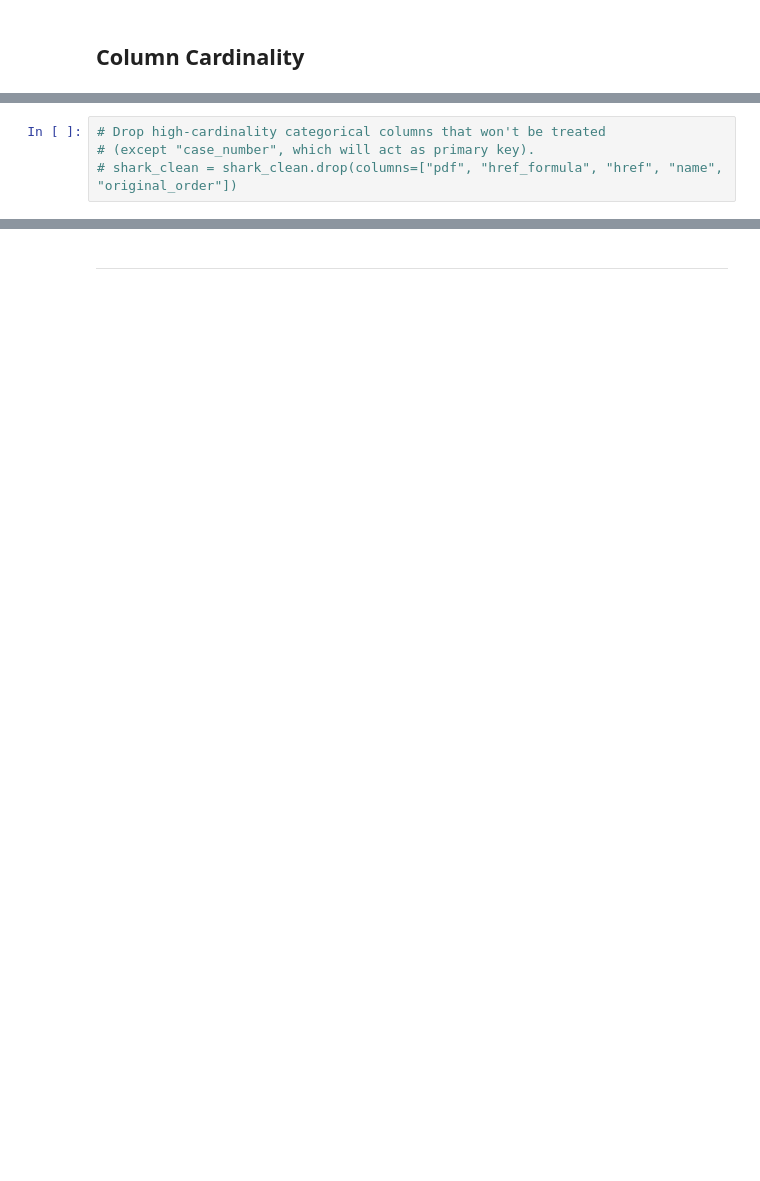
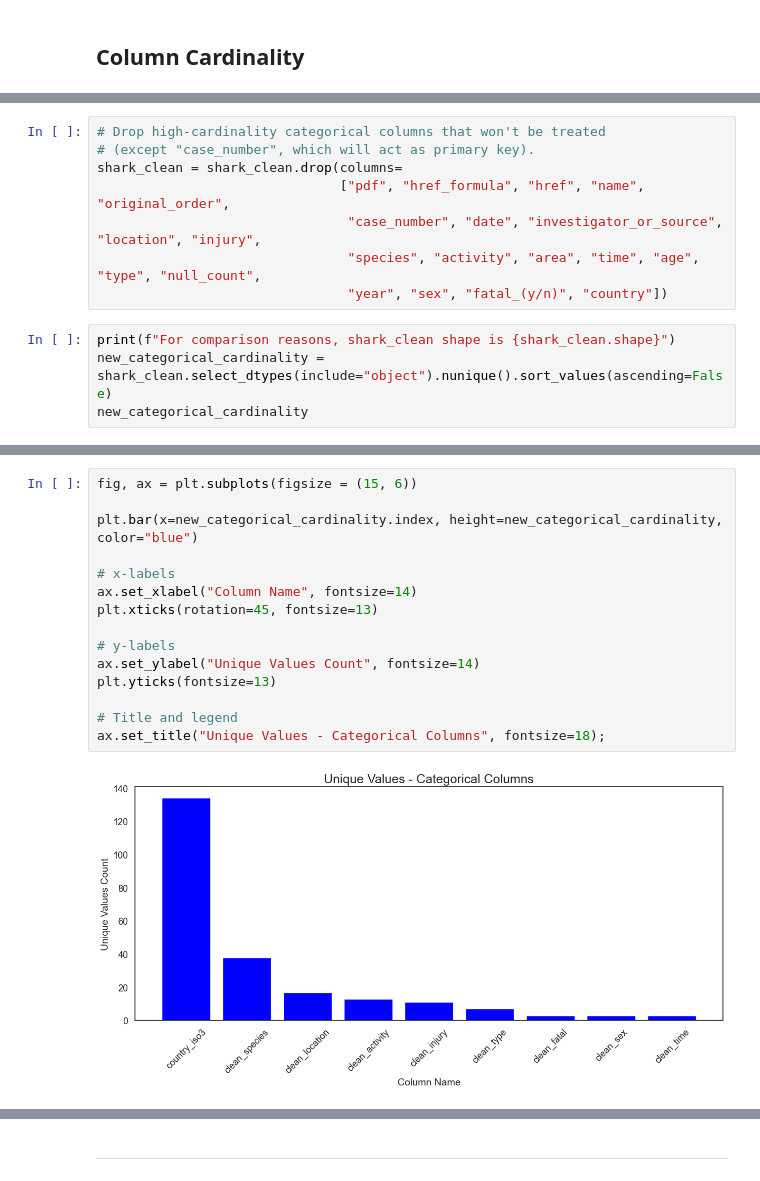
Before and after one commit to LupiVolpi/Shark_Attack, a Jupyter notebook: data_cleaning_shark_attack.ipynb, the cells around one changed output, grey strips where cells are left out. Cells and saved outputs as stored; diff of their text form; blank space fills up the shorter version.

```diff
--- a/data_cleaning_shark_attack.ipynb
+++ b/data_cleaning_shark_attack.ipynb
@@ -750,4 +953,12 @@ ax.set_title("Unique Values - Categorical Columns", fontsize=18);
 # %%
 # Drop high-cardinality categorical columns that won't be treated
 # (except "case_number", which will act as primary key).
-# shark_clean = shark_clean.drop(columns=["pdf", "href_formula", "href", "name", "original_order"])
+shark_clean = shark_clean.drop(columns=
+                               ["pdf", "href_formula", "href", "name", "original_order",
+                                "case_number", "date", "investigator_or_source", "location", "injury",
+                                "species", "activity", "area", "time", "age", "type", "null_count",
+                                "year", "sex", "fatal_(y/n)", "country"])
+# %%
+print(f"For comparison reasons, shark_clean shape is {shark_clean.shape}")
+new_categorical_cardinality = shark_clean.select_dtypes(include="object").nunique().sort_values(ascending=False)
+new_categorical_cardinality
@@ -753,0 +977,17 @@ ax.set_title("Unique Values - Categorical Columns", fontsize=18);
+# %%
+fig, ax = plt.subplots(figsize = (15, 6))
+
+plt.bar(x=new_categorical_cardinality.index, height=new_categorical_cardinality, color="blue")
+
+# x-labels
+ax.set_xlabel("Column Name", fontsize=14)
+plt.xticks(rotation=45, fontsize=13)
+
+# y-labels
+ax.set_ylabel("Unique Values Count", fontsize=14)
+plt.yticks(fontsize=13)
+
+# Title and legend
+ax.set_title("Unique Values - Categorical Columns", fontsize=18);
+# %% [output]
+[figure, added]
```
Also changed, not shown: parts of 103 cells of this notebook.
